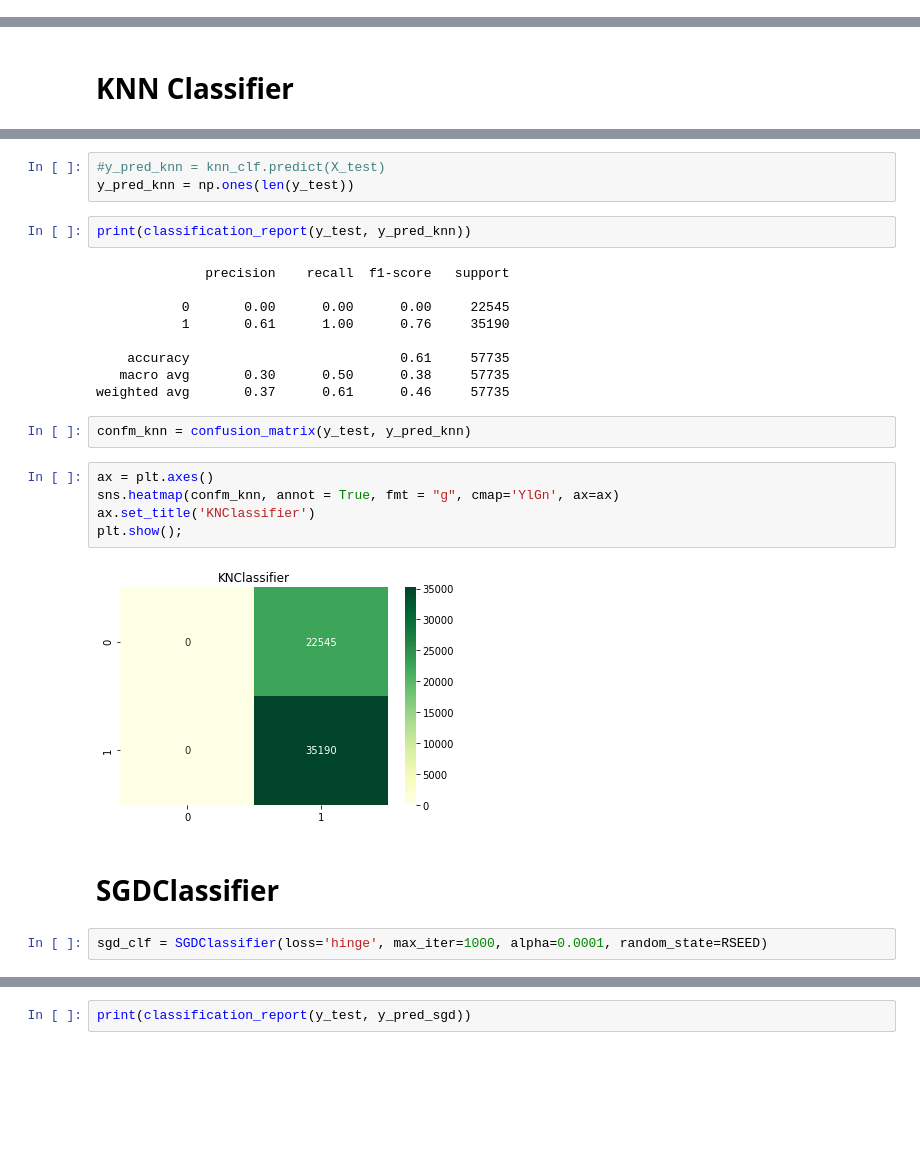
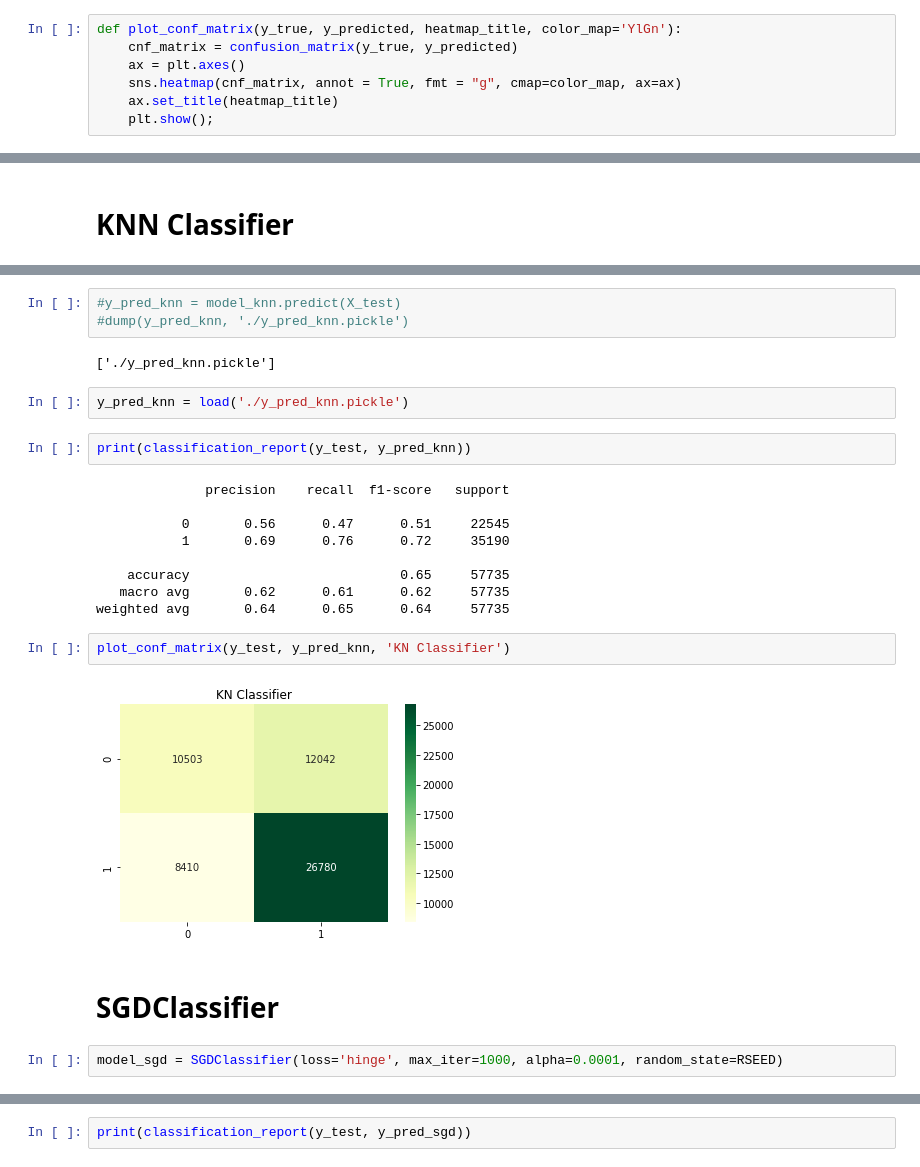
Before and after one commit to dominikmn/ds-kickstarter-project, a Jupyter notebook: 06_model_all.ipynb, the cells around one changed output, grey strips where cells are left out. Cells and saved outputs as stored; diff of their text form; blank space fills up the shorter version.

```diff
--- a/06_model_all.ipynb
+++ b/06_model_all.ipynb
@@ -24,6 +24,13 @@ y_train = y_train['state']
 y_test = y_test['state']
 # %%
 RSEED=42
+# %%
+def plot_conf_matrix(y_true, y_predicted, heatmap_title, color_map='YlGn'):
+    cnf_matrix = confusion_matrix(y_true, y_predicted)
+    ax = plt.axes()
+    sns.heatmap(cnf_matrix, annot = True, fmt = "g", cmap=color_map, ax=ax)
+    ax.set_title(heatmap_title)
+    plt.show();
 # %% [markdown]
 # Dummy Classifier
 # %%
@@ -98,30 +98,29 @@ knn_clf.fit(X_train, y_train)
 # %% [output]
 KNeighborsClassifier(n_jobs=-1)
 # %%
-#y_pred_knn = knn_clf.predict(X_test)
-y_pred_knn = np.ones(len(y_test))
+#y_pred_knn = model_knn.predict(X_test)
+#dump(y_pred_knn, './y_pred_knn.pickle')
+# %% [output]
+['./y_pred_knn.pickle']
+# %%
+y_pred_knn = load('./y_pred_knn.pickle')
 # %%
 print(classification_report(y_test, y_pred_knn))
 # %% [output]
               precision    recall  f1-score   support
 
-           0       0.00      0.00      0.00     22545
-           1       0.61      1.00      0.76     35190
+           0       0.56      0.47      0.51     22545
+           1       0.69      0.76      0.72     35190
 
-    accuracy                           0.61     57735
-   macro avg       0.30      0.50      0.38     57735
-weighted avg       0.37      0.61      0.46     57735
+    accuracy                           0.65     57735
+   macro avg       0.62      0.61      0.62     57735
+weighted avg       0.64      0.65      0.64     57735
-# %%
-confm_knn = confusion_matrix(y_test, y_pred_knn)
-# %%
-ax = plt.axes()
-sns.heatmap(confm_knn, annot = True, fmt = "g", cmap='YlGn', ax=ax)
-ax.set_title('KNClassifier')
-plt.show();
-# %% [output]
-[figure, removed]
+# %%
+plot_conf_matrix(y_test, y_pred_knn, 'KN Classifier')
+# %% [output]
+[figure, added]
 # %% [markdown]
 # SGDClassifier
 # %%
-sgd_clf = SGDClassifier(loss='hinge', max_iter=1000, alpha=0.0001, random_state=RSEED)
+model_sgd = SGDClassifier(loss='hinge', max_iter=1000, alpha=0.0001, random_state=RSEED)
 # %%
```
Also changed, not shown: parts of 68 cells of this notebook.
